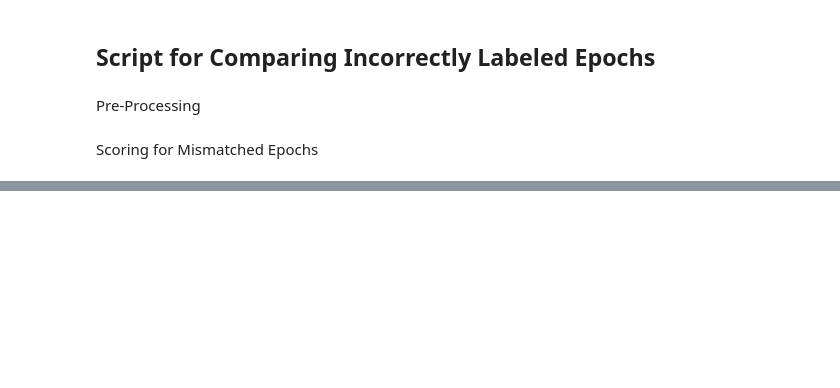
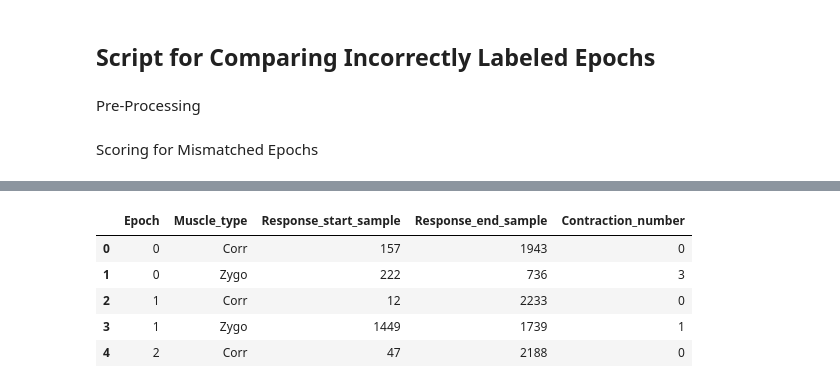
Before and after one commit to zeynoozkaya/SoundSleep, a Jupyter notebook: rescore_epochs.ipynb, the cells around one changed output, grey strips where cells are left out. Saved outputs shown, nothing was run; the diff lists cells and outputs as text; code cells hidden in the pictures; blank space fills up the shorter version.

```diff
--- a/rescore_epochs.ipynb
+++ b/rescore_epochs.ipynb
@@ -517,0 +618,12 @@ plot_figure(current_index)
+# %%
+df_triggers = pd.read_excel("zeynep_rescore.xlsx")
+current_index = 0
+# %%
+df_triggers.head()
+# %% [output]
+|  | Epoch | Muscle_type | Response_start_sample | Response_end_sample | Contraction_number |
+| 0 | 0 | Corr | 157 | 1943 | 0 |
+| 1 | 0 | Zygo | 222 | 736 | 3 |
+| 2 | 1 | Corr | 12 | 2233 | 0 |
+| 3 | 1 | Zygo | 1449 | 1739 | 1 |
+| 4 | 2 | Corr | 47 | 2188 | 0 |
```
Also changed, not shown: parts of 8 cells of this notebook.
